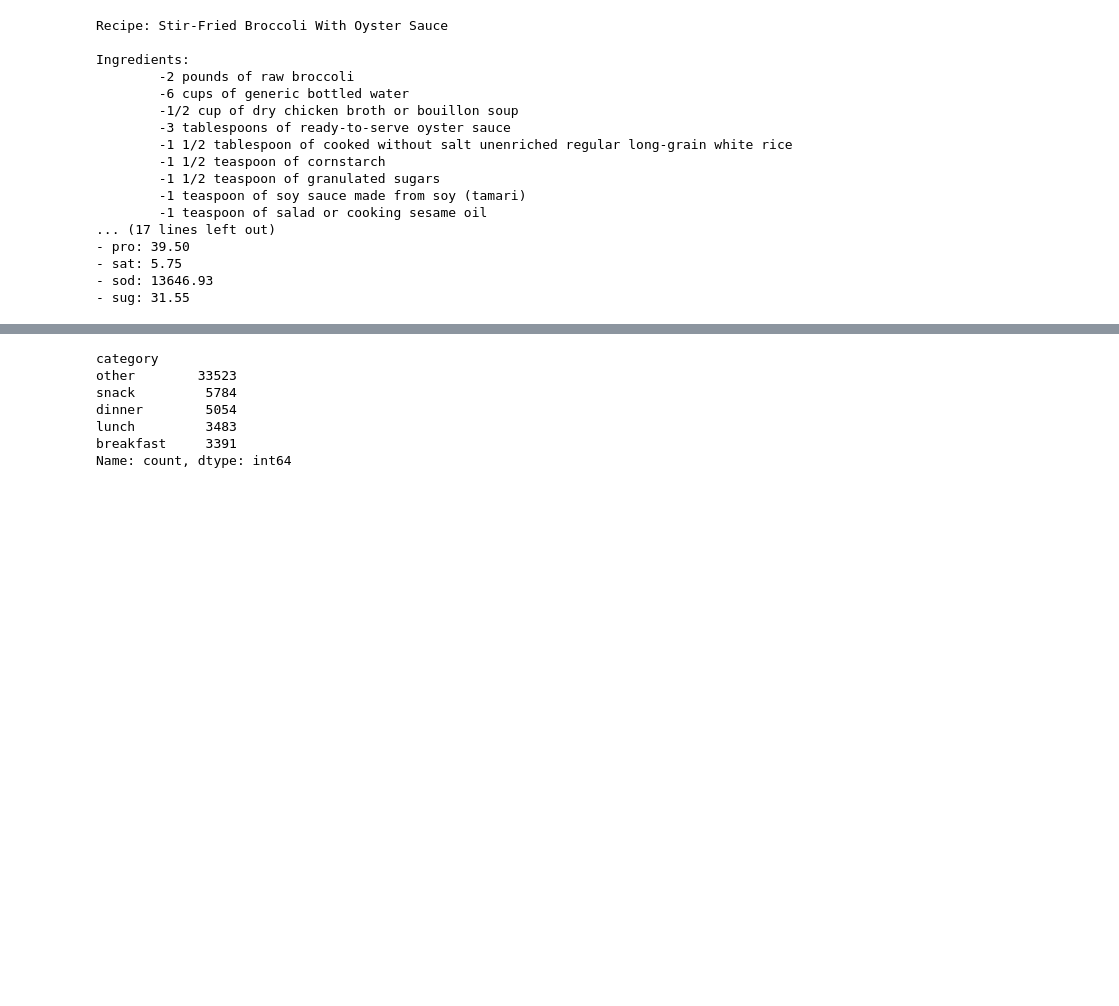
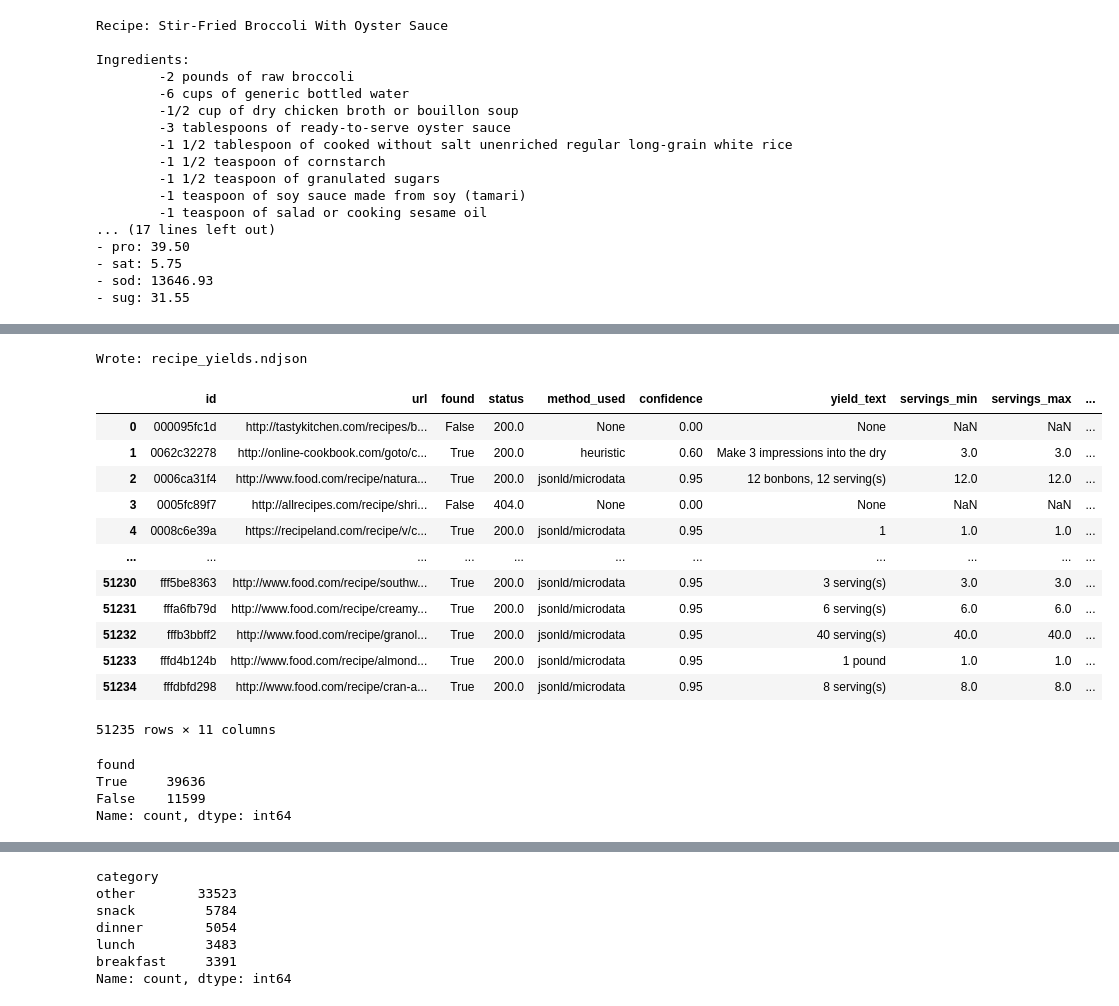
Before and after one commit to cn-muniz/Datasci210-FitnessAssistant, a Jupyter notebook: EDA/Recipes/recipe1mp.ipynb, the cells around one changed output, grey strips where cells are left out. Drawn from its saved outputs; the diff is of its cells as text; code cells hidden in the pictures; blank space fills up the shorter version.

```diff
--- a/EDA/Recipes/recipe1mp.ipynb
+++ b/EDA/Recipes/recipe1mp.ipynb
@@ -182,0 +681,43 @@ Ingredients:
+# %%
+# Let's run on the full dataset
+items = df[["id","url"]].dropna().itertuples(index=False, name=None)  # yields (id, url) tuples
+
+out_file = await crawl_urls(
+    items,
+    out_path="recipe_yields.ndjson",
+    global_concurrency=500,
+    per_host_concurrency=5,
+    per_host_rps=1.0,
+    timeout_connect=12,
+    timeout_read=12,
+    retries=2,
+)
+print(f"Wrote: {out_file}")
+# %% [output]
+Wrote: recipe_yields.ndjson
+# %%
+# Read back the results
+df_results = pd.read_json("recipe_yields.ndjson", lines=True)
+df_results
+# %% [output]
+|  | id | url | found | status | method_used | confidence | yield_text | servings_min | servings_max | ... |
+| 0 | 000095fc1d | http://tastykitchen.com/recipes/b... | False | 200.0 | None | 0.00 | None | NaN | NaN | ... |
+| 1 | 0062c32278 | http://online-cookbook.com/goto/c... | True | 200.0 | heuristic | 0.60 | Make 3 impressions into the dry | 3.0 | 3.0 | ... |
+| 2 | 0006ca31f4 | http://www.food.com/recipe/natura... | True | 200.0 | jsonld/microdata | 0.95 | 12 bonbons, 12 serving(s) | 12.0 | 12.0 | ... |
+| 3 | 0005fc89f7 | http://allrecipes.com/recipe/shri... | False | 404.0 | None | 0.00 | None | NaN | NaN | ... |
+| 4 | 0008c6e39a | https://recipeland.com/recipe/v/c... | True | 200.0 | jsonld/microdata | 0.95 | 1 | 1.0 | 1.0 | ... |
+| ... | ... | ... | ... | ... | ... | ... | ... | ... | ... | ... |
+| 51230 | fff5be8363 | http://www.food.com/recipe/southw... | True | 200.0 | jsonld/microdata | 0.95 | 3 serving(s) | 3.0 | 3.0 | ... |
+| 51231 | fffa6fb79d | http://www.food.com/recipe/creamy... | True | 200.0 | jsonld/microdata | 0.95 | 6 serving(s) | 6.0 | 6.0 | ... |
+| 51232 | fffb3bbff2 | http://www.food.com/recipe/granol... | True | 200.0 | jsonld/microdata | 0.95 | 40 serving(s) | 40.0 | 40.0 | ... |
+| 51233 | fffd4b124b | http://www.food.com/recipe/almond... | True | 200.0 | jsonld/microdata | 0.95 | 1 pound | 1.0 | 1.0 | ... |
+| 51234 | fffdbfd298 | http://www.food.com/recipe/cran-a... | True | 200.0 | jsonld/microdata | 0.95 | 8 serving(s) | 8.0 | 8.0 | ... |
+51235 rows × 11 columns
+# %%
+# See how many servings we get
+df_results["found"].value_counts()
+# %% [output]
+found
+True     39636
+False    11599
+Name: count, dtype: int64
```
Also changed, not shown: parts of 26 cells of this notebook.
